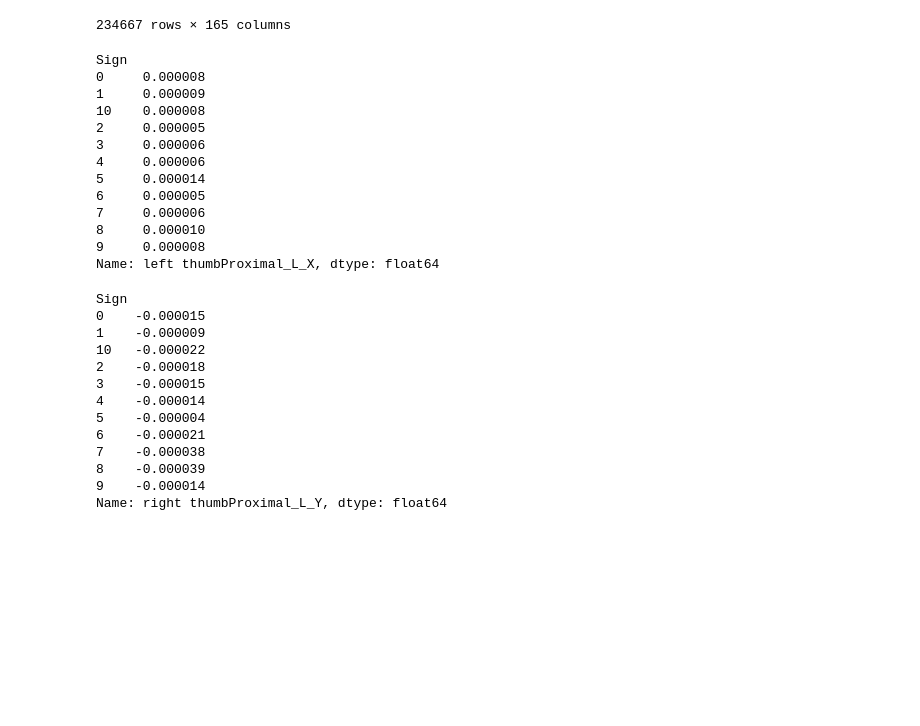
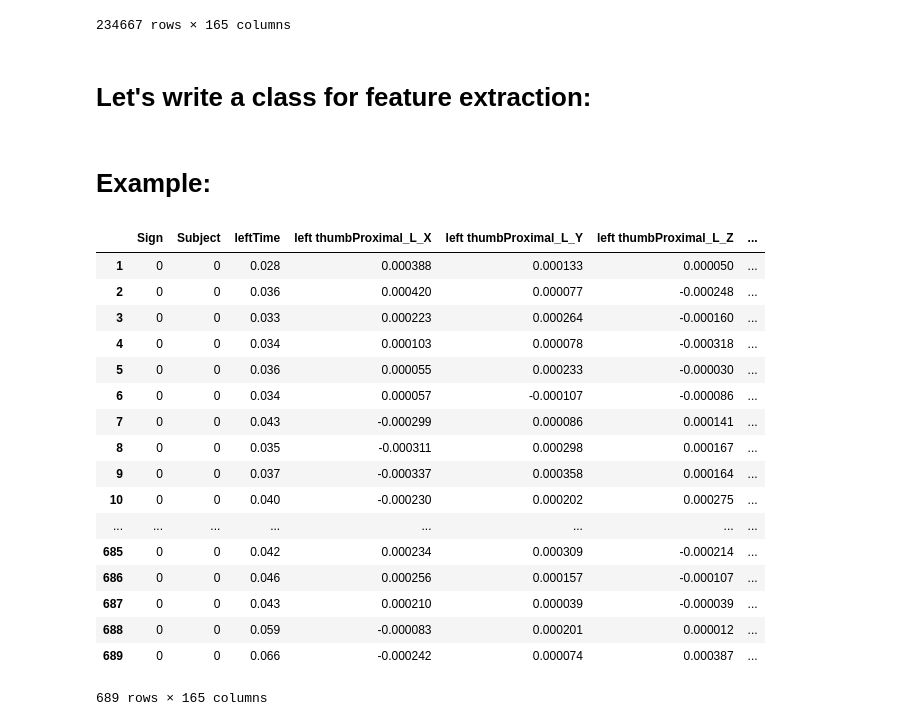
Before and after one commit to chenson2018/APM-Project, a Jupyter notebook: LeapMotion/LP Explore.ipynb, the cells around one changed output. Saved outputs shown, nothing was run; the diff lists cells and outputs as text; code cells hidden in the pictures; blank space fills up the shorter version.

```diff
--- a/LeapMotion/LP Explore.ipynb
+++ b/LeapMotion/LP Explore.ipynb
@@ -136,37 +136,5 @@ sign_frame
 | 790 | 9 | 24 | 0.042 | -0.000178 | 0.000430 | -0.000121 | ... |
 | 791 | 9 | 24 | 0.045 | -0.000099 | 0.000294 | -0.000105 | ... |
 234667 rows × 165 columns
-# %%
-#this is the still hand for signing numbers
-sign_frame.groupby('Sign')['left thumbProximal_L_X'].agg('mean')
-# %% [output]
-Sign
-0     0.000008
-1     0.000009
-10    0.000008
-2     0.000005
-3     0.000006
-4     0.000006
-5     0.000014
-6     0.000005
-7     0.000006
-8     0.000010
-9     0.000008
-Name: left thumbProximal_L_X, dtype: float64
-# %%
-#moving right hand
-sign_frame.groupby('Sign')['right thumbProximal_L_Y'].agg('mean')
-# %% [output]
-Sign
-0    -0.000015
-1    -0.000009
-10   -0.000022
-2    -0.000018
-3    -0.000015
-4    -0.000014
-5    -0.000004
-6    -0.000021
-7    -0.000038
-8    -0.000039
-9    -0.000014
-Name: right thumbProximal_L_Y, dtype: float64
+# %% [markdown]
+# Let's write a class for feature extraction:
@@ -172,0 +180,23 @@ Name: right thumbProximal_L_Y, dtype: float64
+# %% [markdown]
+# Example:
+# %%
+df_list[0]
+# %% [output]
+|  | Sign | Subject | leftTime | left thumbProximal_L_X | left thumbProximal_L_Y | left thumbProximal_L_Z | ... |
+| 1 | 0 | 0 | 0.028 | 0.000388 | 0.000133 | 0.000050 | ... |
+| 2 | 0 | 0 | 0.036 | 0.000420 | 0.000077 | -0.000248 | ... |
+| 3 | 0 | 0 | 0.033 | 0.000223 | 0.000264 | -0.000160 | ... |
+| 4 | 0 | 0 | 0.034 | 0.000103 | 0.000078 | -0.000318 | ... |
+| 5 | 0 | 0 | 0.036 | 0.000055 | 0.000233 | -0.000030 | ... |
+| 6 | 0 | 0 | 0.034 | 0.000057 | -0.000107 | -0.000086 | ... |
+| 7 | 0 | 0 | 0.043 | -0.000299 | 0.000086 | 0.000141 | ... |
+| 8 | 0 | 0 | 0.035 | -0.000311 | 0.000298 | 0.000167 | ... |
+| 9 | 0 | 0 | 0.037 | -0.000337 | 0.000358 | 0.000164 | ... |
+| 10 | 0 | 0 | 0.040 | -0.000230 | 0.000202 | 0.000275 | ... |
+| ... | ... | ... | ... | ... | ... | ... | ... |
+| 685 | 0 | 0 | 0.042 | 0.000234 | 0.000309 | -0.000214 | ... |
+| 686 | 0 | 0 | 0.046 | 0.000256 | 0.000157 | -0.000107 | ... |
+| 687 | 0 | 0 | 0.043 | 0.000210 | 0.000039 | -0.000039 | ... |
+| 688 | 0 | 0 | 0.059 | -0.000083 | 0.000201 | 0.000012 | ... |
+| 689 | 0 | 0 | 0.066 | -0.000242 | 0.000074 | 0.000387 | ... |
+689 rows × 165 columns
```
Also changed, not shown: parts of 10 cells of this notebook.
